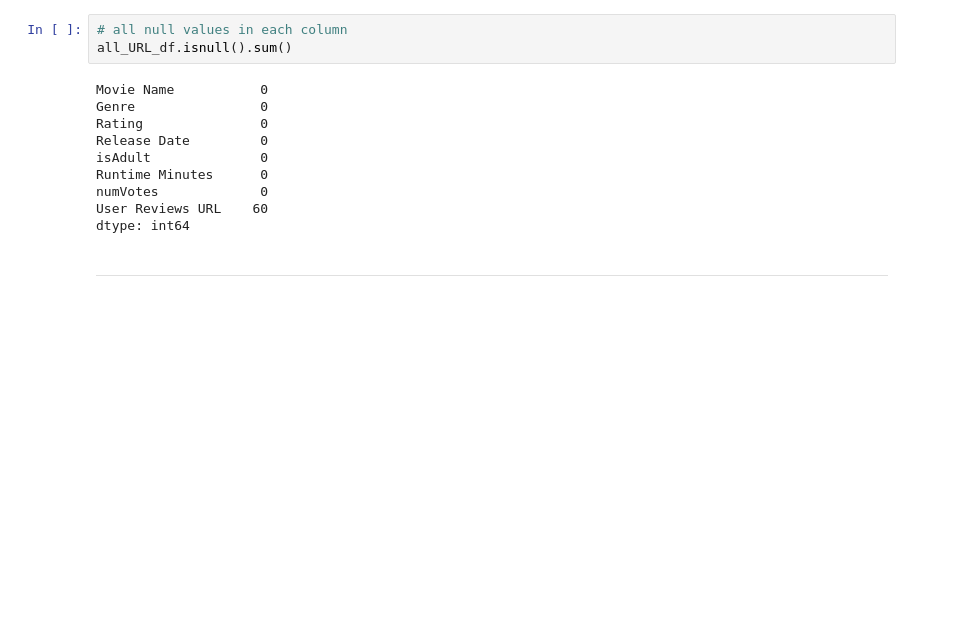
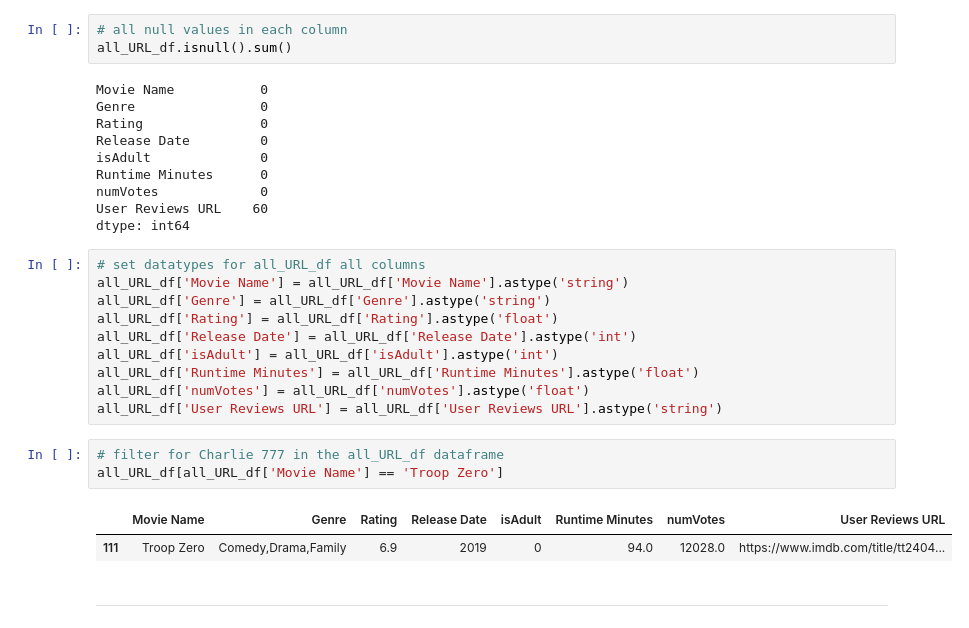
Before and after one commit to shreyashguptas/IMDb_movie_review_sentiment_analysis, a Jupyter notebook: IMDb_webscrapping_script.ipynb, the cells around one changed output. Saved outputs shown, nothing was run; the diff lists cells and outputs as text; blank space fills up the shorter version.

```diff
--- a/IMDb_webscrapping_script.ipynb
+++ b/IMDb_webscrapping_script.ipynb
@@ -420,6 +420,22 @@ Runtime Minutes      0
 numVotes             0
 User Reviews URL    60
 dtype: int64
+# %%
+# set datatypes for all_URL_df all columns
+all_URL_df['Movie Name'] = all_URL_df['Movie Name'].astype('string')
+all_URL_df['Genre'] = all_URL_df['Genre'].astype('string')
+all_URL_df['Rating'] = all_URL_df['Rating'].astype('float')
+all_URL_df['Release Date'] = all_URL_df['Release Date'].astype('int')
+all_URL_df['isAdult'] = all_URL_df['isAdult'].astype('int')
+all_URL_df['Runtime Minutes'] = all_URL_df['Runtime Minutes'].astype('float')
+all_URL_df['numVotes'] = all_URL_df['numVotes'].astype('float')
+all_URL_df['User Reviews URL'] = all_URL_df['User Reviews URL'].astype('string')
+# %%
+# filter for Charlie 777 in the all_URL_df dataframe
+all_URL_df[all_URL_df['Movie Name'] == 'Troop Zero']
+# %% [output]
+|  | Movie Name | Genre | Rating | Release Date | isAdult | Runtime Minutes | numVotes | User Reviews URL |
+| 111 | Troop Zero | Comedy,Drama,Family | 6.9 | 2019 | 0 | 94.0 | 12028.0 | https://www.imdb.com/title/tt2404... |
 # %% [markdown]
 -----
 # %% [markdown]
```
Also changed, not shown: 1 other file.
